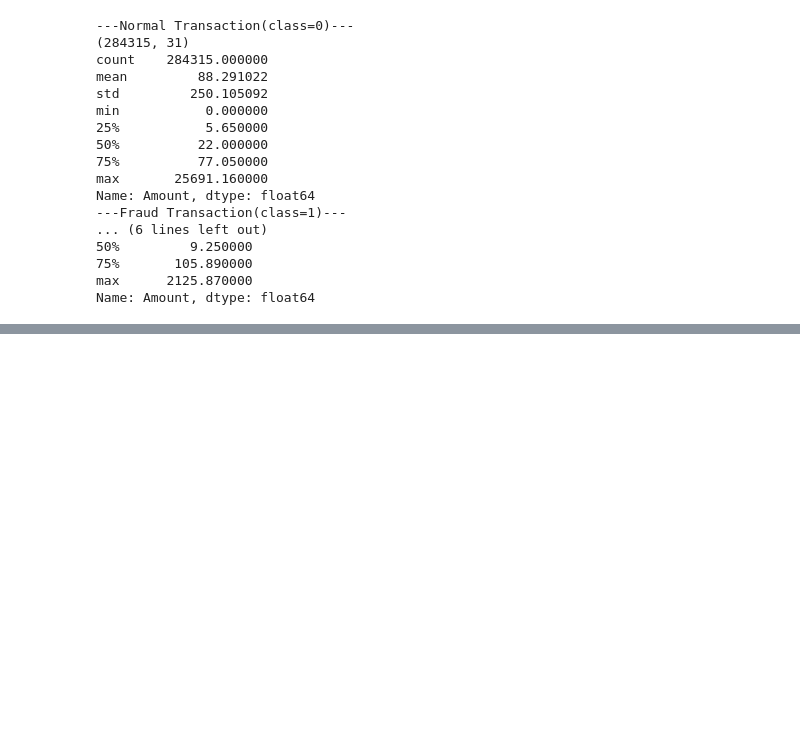
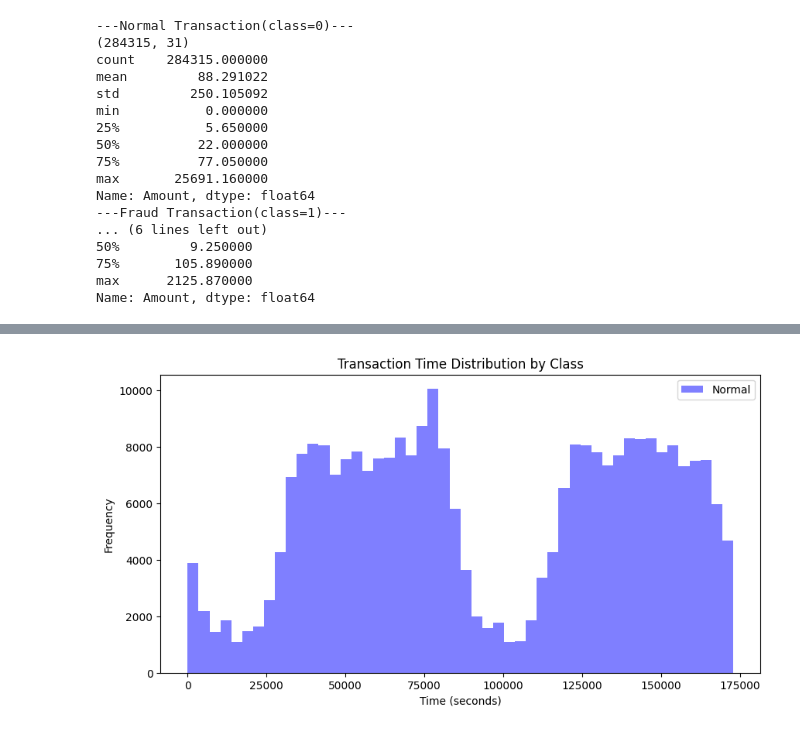
Before and after one commit to kanishka530/Smart-Bank-Transactions-Monitoring-and-Fraud-Detection-System, a Jupyter notebook: notebook/fraud_analysis.ipynb, the cells around one changed output, grey strips where cells are left out. Drawn from its saved outputs; the diff is of its cells as text; code cells hidden in the pictures; blank space fills up the shorter version.

```diff
--- a/notebook/fraud_analysis.ipynb
+++ b/notebook/fraud_analysis.ipynb
@@ -81,0 +118,11 @@ Name: Amount, dtype: float64
+# %%
+plt.figure(figsize=(10,5))
+plt.hist(normal['Time'],bins=50, color='blue', alpha=0.5, label='Normal')
+
+plt.legend()
+plt.xlabel('Time (seconds)')
+plt.ylabel("Frequency")
+plt.title("Transaction Time Distribution by Class")
+plt.show()
+# %% [output]
+[figure, added]
```
Also changed, not shown: parts of 8 cells of this notebook.
